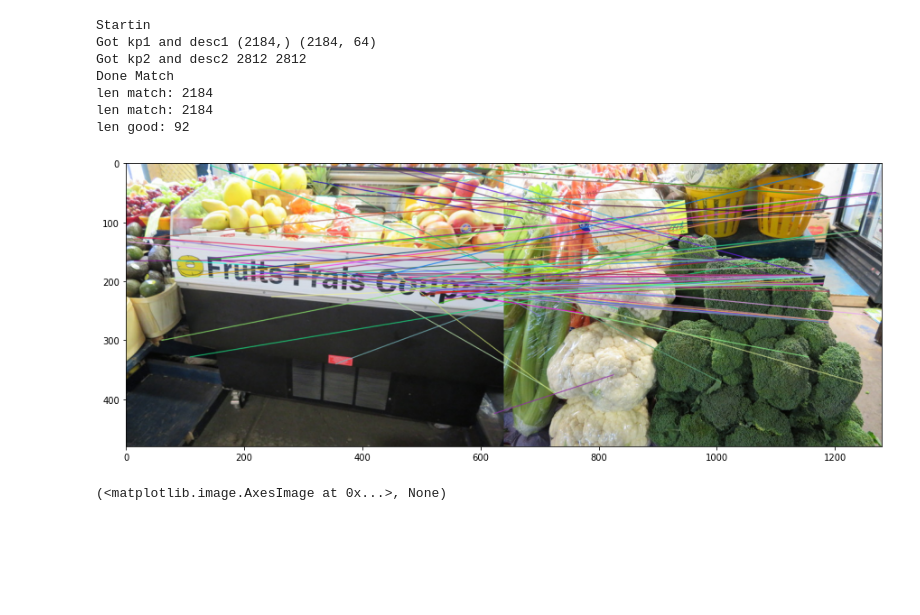
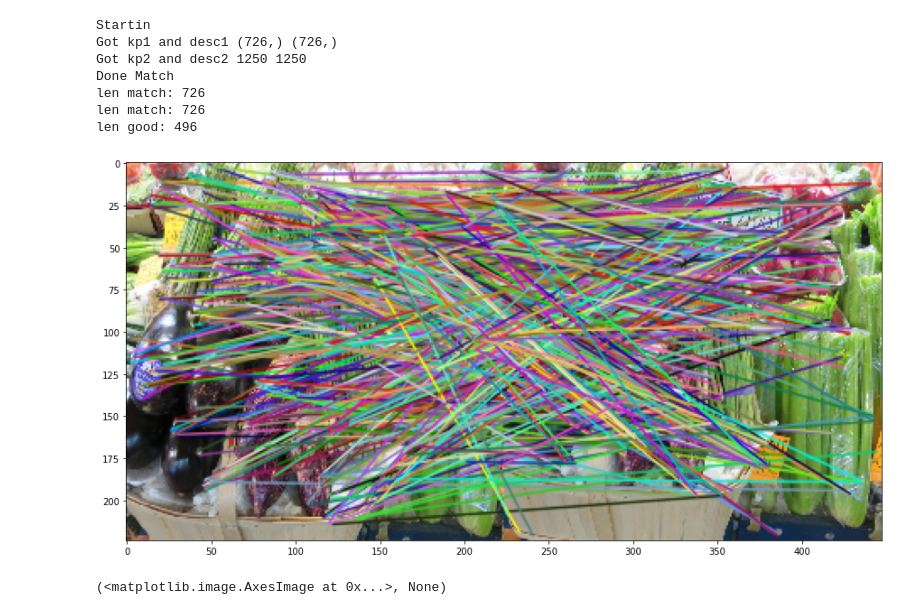
Before and after one commit to liamaltarac/SYS809_Feature_Matching, a Jupyter notebook: proj_clean.ipynb, the cells around one changed output. Cells and saved outputs as stored; diff of their text form; code cells hidden in the pictures; blank space fills up the shorter version.

```diff
--- a/proj_clean.ipynb
+++ b/proj_clean.ipynb
@@ -64,4 +64,6 @@ from tensorflow.keras.applications import VGG16
 
 model = VGG16(weights='imagenet',
                   include_top=False,
-                  input_shape=(None, None, 3))
+                  input_shape=(224, 224, 3))
+
+model.summary()
@@ -89,7 +109,7 @@ def cnn_lap(image, layer_name):
     laps = []
     for i in range(0, num_channels):
         out = imgs[i]
-        dst = cv2.Laplacian(out, cv2.CV_32F )
+        dst = cv2.Laplacian(out, cv2.CV_32F, 7 )
         laps.append(dst)
 
     mag.append(np.linalg.norm(np.abs(laps), axis = 0))
@@ -139,10 +159,10 @@ def getDescriptors(layer_output, coords):
     for col, row in  coords:
         pca = PCA(n_components=None)
         #d_vec = np.array(layer_output[:,row, col ]).flatten()
-        d_vec = np.array(layer_output[:, row, col ]).flatten()  #row-1:row+2, col-1:col+2 ]).flatten()
+        d_vec = np.array(layer_output[:, row-1:row+2, col-1:col+2 ]).flatten()  #row-1:row+2, col-1:col+2 ]).flatten()
         d_vec = np.abs(d_vec)
         d_vec *= 1.0/d_vec.max()
-        descriptors.append(d_vec )
+        descriptors.append(np.linalg.norm((d_vec)))
     return descriptors
 # %%
 def get_keypoints_and_descriptors(img):
@@ -155,7 +175,7 @@ def get_keypoints_and_descriptors(img):
 
     keypoint_coords = np.unique(local_arg_exrtrema_2(mag_1, mag_2), axis=0)
 
-    desc = getDescriptors(lap_out_2, keypoint_coords)#np.concatenate([lap_out_2,lap_out_3]), keypoint_coords)
+    desc = getDescriptors(np.concatenate([lap_out_2,lap_out_3]), keypoint_coords)
 
     k=[]
     for row, col in keypoint_coords:
@@ -172,11 +192,11 @@ def get_keypoints_and_descriptors(img):
 # %%
 plt.rcParams['figure.figsize'] = [6.4, 4.8]
 
-##data_path1= './SYS809_projet2021_sequences1/new_livre1.jpg' #'./SYS809_projet2021_sequences1/new_livre1.JPG'
-data_path2='./SYS809_projet2021_sequences1/livre2.jpg' # './SYS809_projet2021_sequences1/livre2.JPG'
+#data_path1= './SYS809_projet2021_sequences1/new_livre1.jpg' #'./SYS809_projet2021_sequences1/new_livre1.JPG'
+#data_path2='./SYS809_projet2021_sequences1/livre2.jpg' # './SYS809_projet2021_sequences1/livre2.JPG'
 
-data_path1= './SYS809_projet2021_sequences1/legumesA-09.jpg'  #'./SYS809_projet2021_sequences1/livre1_old.JPG'
-data_path2=  './SYS809_projet2021_sequences1/legumesB-00.jpg'
+data_path1= './SYS809_projet2021_sequences1/legumesA-02.jpg'  #'./SYS809_projet2021_sequences1/livre1_old.JPG'
+data_path2=  './SYS809_projet2021_sequences1/legumesB-02.jpg'
 
 
 print("Startin")
@@ -206,39 +226,39 @@ matches = flann.knnMatch(des1,des2,k=2)
 print("Done Match")
 
 # Need to draw only good matches, so create a mask
 matchesMask = [[0,0] for i in range(len(matches))]
 print("len match:", len(matches))
 
 # ratio test as per Lowe's paper,
 good = []
 for i,(m,n) in enumerate(matches):
     if m.distance < .7 * n.distance:
         good.append(m)
         matchesMask[i]=[1,0]
 
 draw_params = dict(matchColor = -1, #(0,255,0),
                    singlePointColor = (0,0,0),
                    matchesMask = matchesMask,
                    flags = 2|4)
 
 img1 = load_img(data_path1,img_shape, preprocess=False)
 img2 = load_img(data_path2,img_shape, preprocess=False)
 img3 = cv2.drawMatchesKnn(img1,kp1,img2,kp2,matches,None, **draw_params )
 
 print("len match:", len(matches))
 print("len good:", len(good))
 
 plt.figure(figsize=(15, 15))
 plt.imshow(img3),plt.show()
 # %% [output]
 Startin
-Got kp1 and desc1 (2184,) (2184, 64)
-Got kp2 and desc2 2812 2812
+Got kp1 and desc1 (726,) (726,)
+Got kp2 and desc2 1250 1250
 Done Match
-len match: 2184
-len match: 2184
-len good: 92
+len match: 726
+len match: 726
+len good: 496
-[figure, old version]
+[figure, new version]
 (<matplotlib.image.AxesImage at 0x...>, None)
 # %%
 
```
Also changed, not shown: parts of 3 cells of this notebook, 2 other files.
